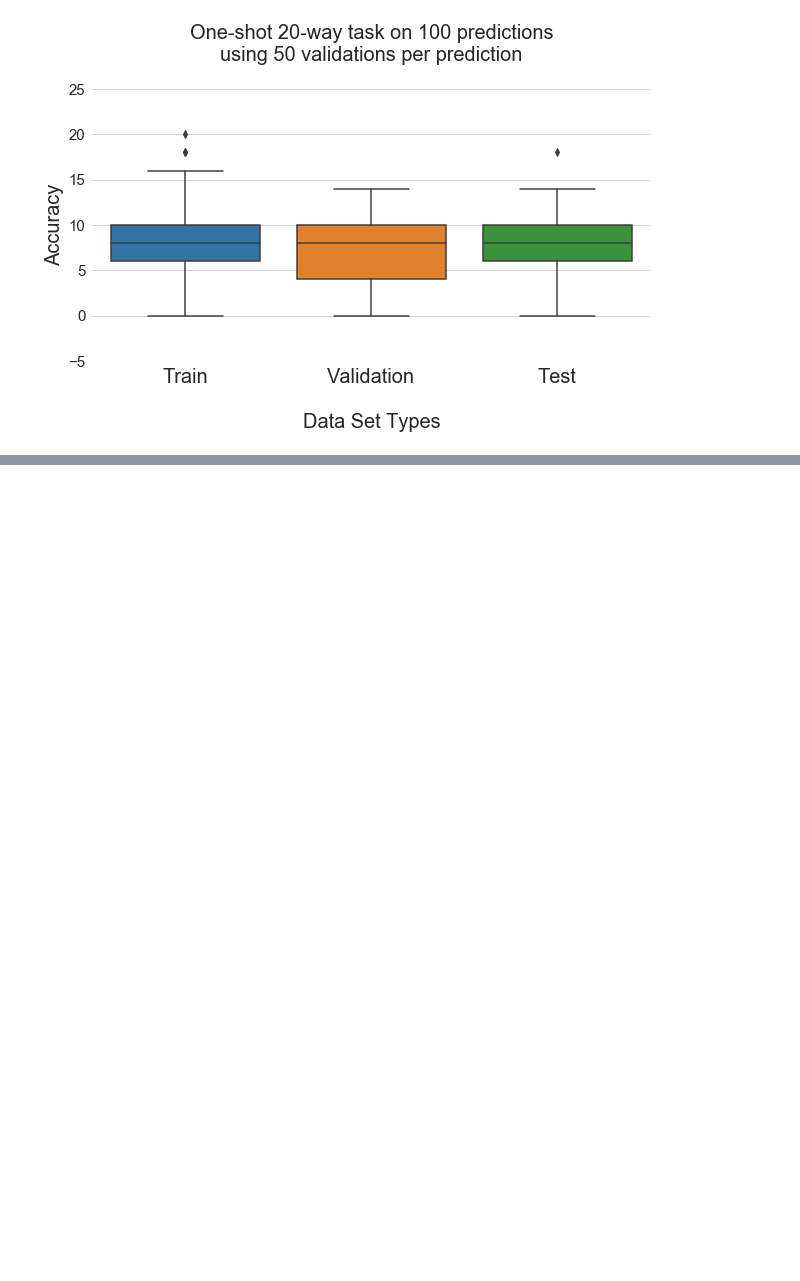
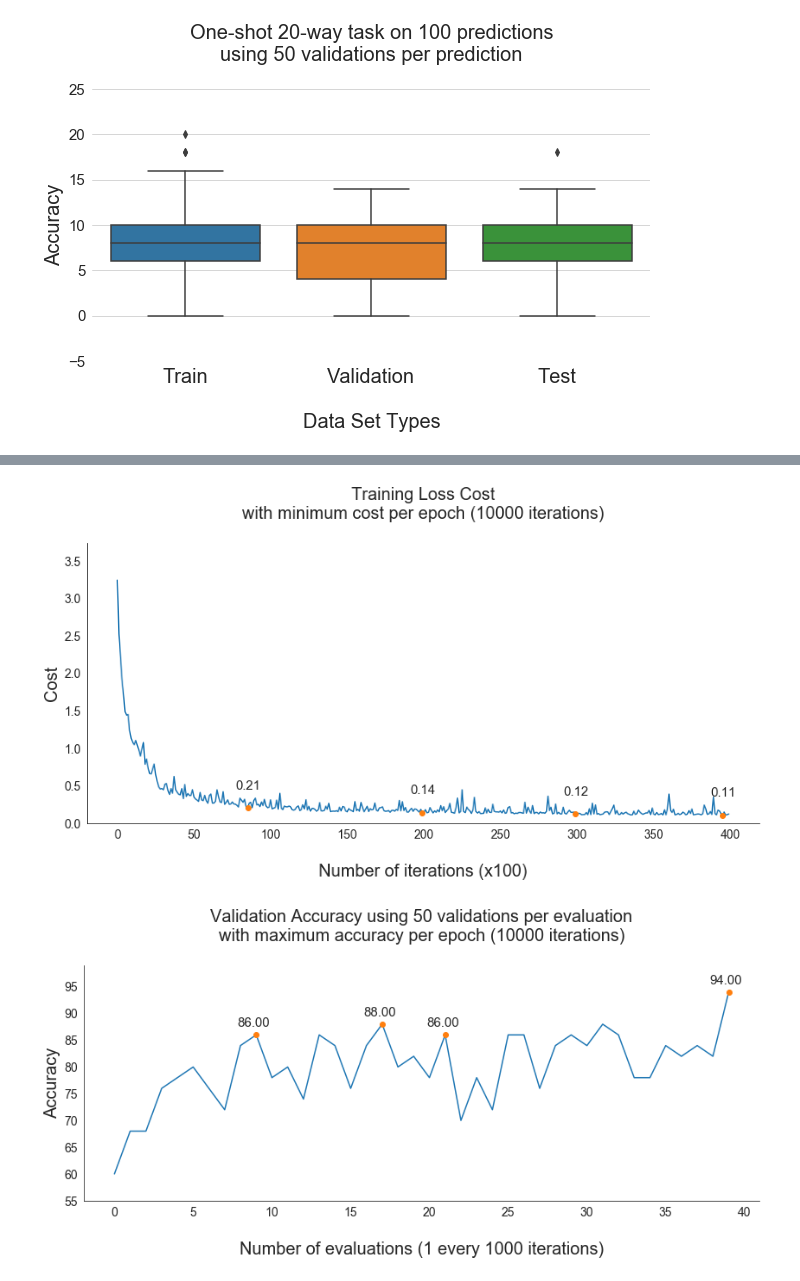
Before and after one commit to boodland/One-Shot-Learning, a Jupyter notebook: one_shot.ipynb, the cells around one changed output, grey strips where cells are left out. Saved outputs shown, nothing was run; the diff lists cells and outputs as text; code cells hidden in the pictures; blank space fills up the shorter version.

```diff
--- a/one_shot.ipynb
+++ b/one_shot.ipynb
@@ -559,0 +597,6 @@ report_results(model_folder)
+# %%
+model_folder = 'experiments/model_lr'
+report_results(model_folder)
+# %% [output]
+[figure, added]
+[figure, added]
```
Also changed, not shown: parts of 17 cells of this notebook.
